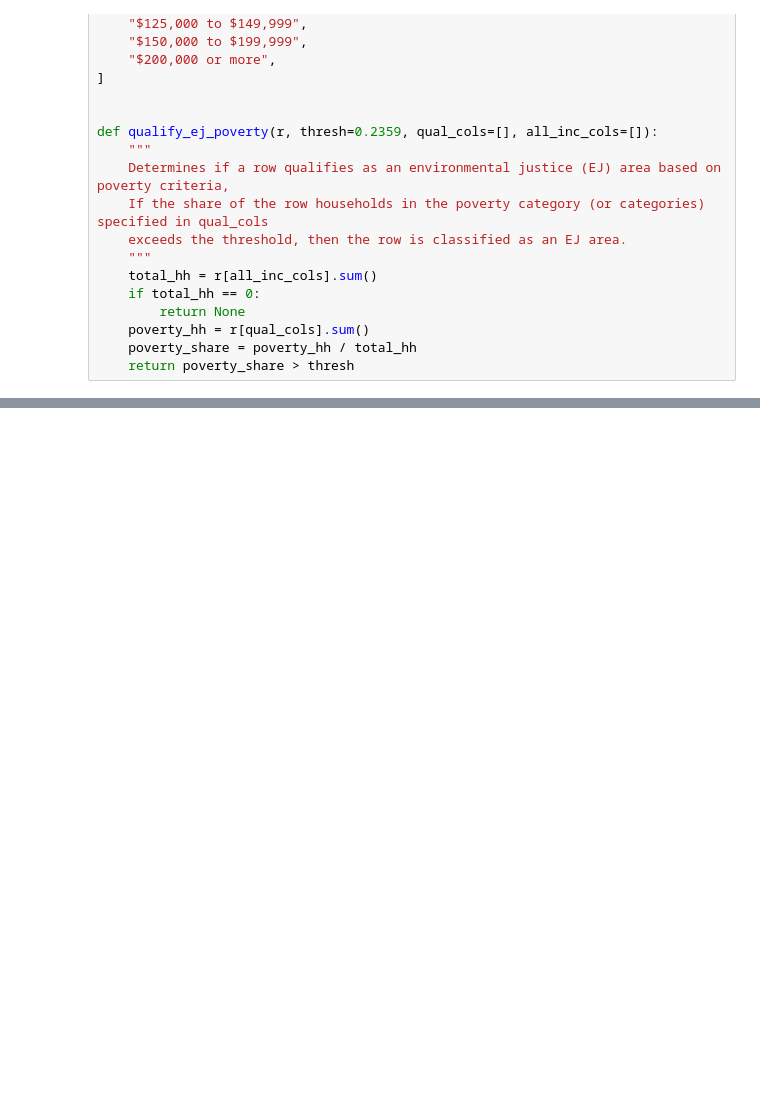
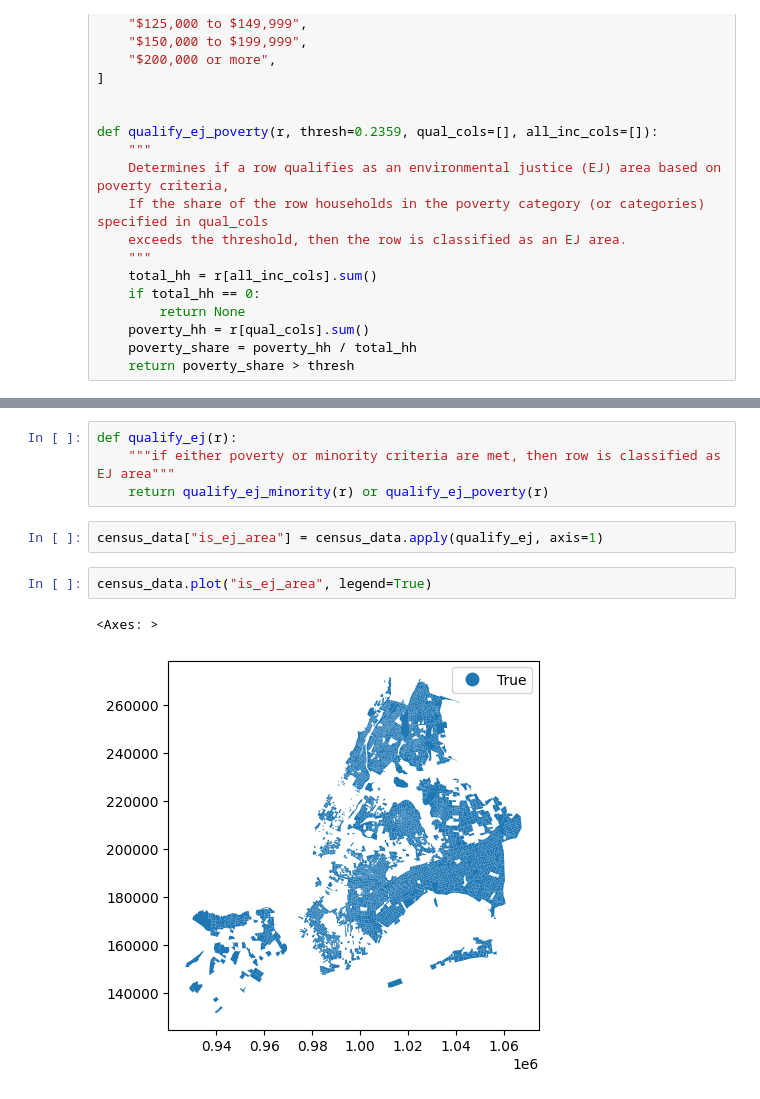
Before and after one commit to mapping-systems/cdp-mapping-systems, a Jupyter notebook: content/Tutorials/comparing-census-variables.ipynb, the cells around one changed output, grey strips where cells are left out. Drawn from its saved outputs; the diff is of its cells as text; blank space fills up the shorter version.

```diff
--- a/content/Tutorials/comparing-census-variables.ipynb
+++ b/content/Tutorials/comparing-census-variables.ipynb
@@ -393,0 +358,11 @@ census_data_income.plot(
+# %%
+def qualify_ej(r):
+    """if either poverty or minority criteria are met, then row is classified as EJ area"""
+    return qualify_ej_minority(r) or qualify_ej_poverty(r)
+# %%
+census_data["is_ej_area"] = census_data.apply(qualify_ej, axis=1)
+# %%
+census_data.plot("is_ej_area", legend=True)
+# %% [output]
+<Axes: >
+[figure, added]
```
Also changed, not shown: parts of 11 cells of this notebook.
